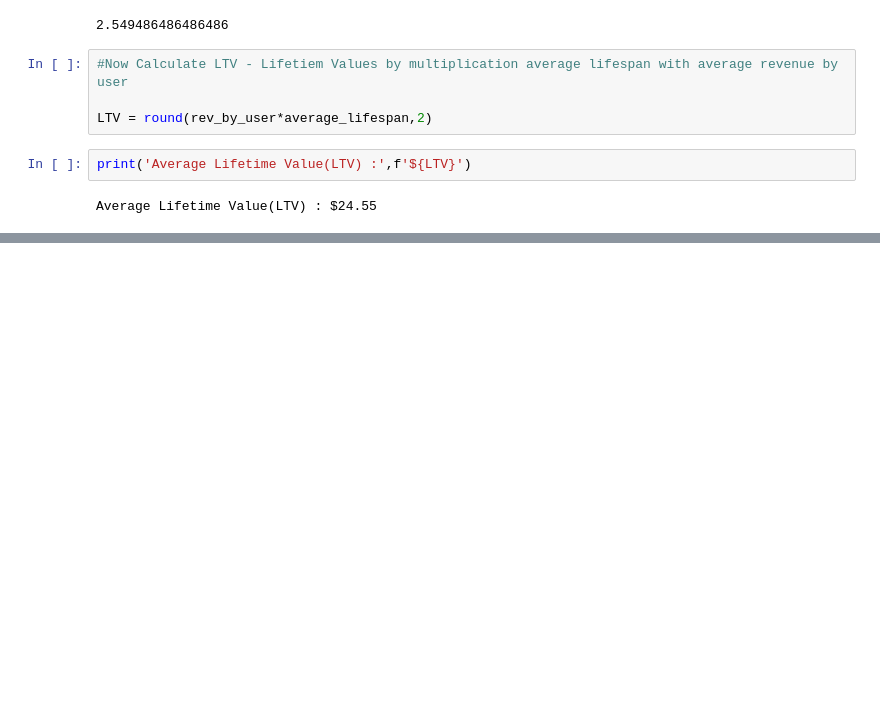
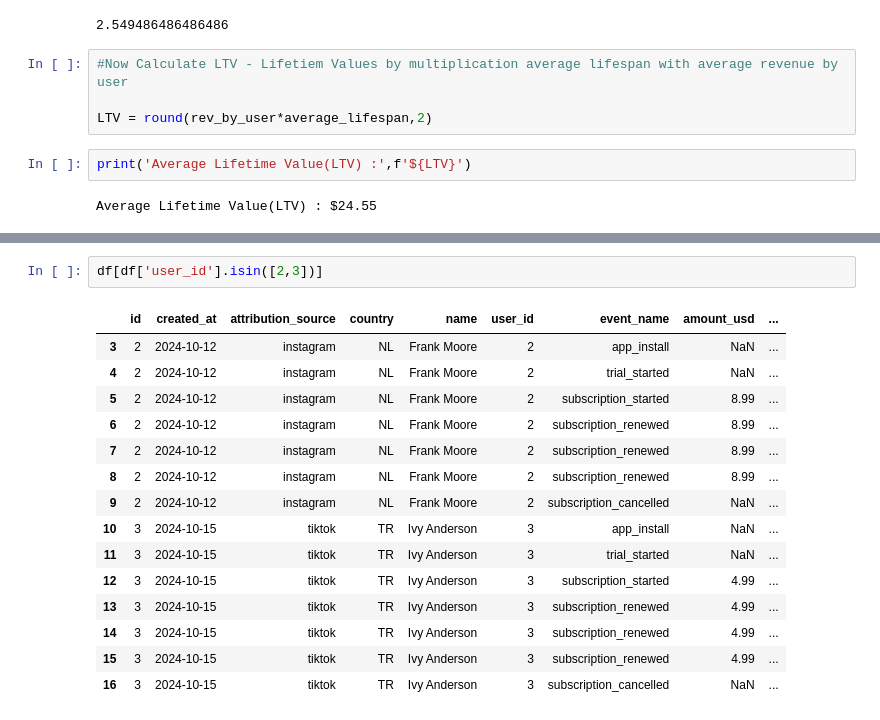
Before and after one commit to euphratesk/cornP, a Jupyter notebook: Case-Study PapCorns.ipynb, the cells around one changed output, grey strips where cells are left out. Drawn from its saved outputs; the diff is of its cells as text; blank space fills up the shorter version.

```diff
--- a/Case-Study PapCorns.ipynb
+++ b/Case-Study PapCorns.ipynb
@@ -488,0 +574,18 @@ Average Lifetime Value(LTV) : $24.55
+# %%
+df[df['user_id'].isin([2,3])]
+# %% [output]
+|  | id | created_at | attribution_source | country | name | user_id | event_name | amount_usd | ... |
+| 3 | 2 | 2024-10-12 | instagram | NL | Frank Moore | 2 | app_install | NaN | ... |
+| 4 | 2 | 2024-10-12 | instagram | NL | Frank Moore | 2 | trial_started | NaN | ... |
+| 5 | 2 | 2024-10-12 | instagram | NL | Frank Moore | 2 | subscription_started | 8.99 | ... |
+| 6 | 2 | 2024-10-12 | instagram | NL | Frank Moore | 2 | subscription_renewed | 8.99 | ... |
+| 7 | 2 | 2024-10-12 | instagram | NL | Frank Moore | 2 | subscription_renewed | 8.99 | ... |
+| 8 | 2 | 2024-10-12 | instagram | NL | Frank Moore | 2 | subscription_renewed | 8.99 | ... |
+| 9 | 2 | 2024-10-12 | instagram | NL | Frank Moore | 2 | subscription_cancelled | NaN | ... |
+| 10 | 3 | 2024-10-15 | tiktok | TR | Ivy Anderson | 3 | app_install | NaN | ... |
+| 11 | 3 | 2024-10-15 | tiktok | TR | Ivy Anderson | 3 | trial_started | NaN | ... |
+| 12 | 3 | 2024-10-15 | tiktok | TR | Ivy Anderson | 3 | subscription_started | 4.99 | ... |
+| 13 | 3 | 2024-10-15 | tiktok | TR | Ivy Anderson | 3 | subscription_renewed | 4.99 | ... |
+| 14 | 3 | 2024-10-15 | tiktok | TR | Ivy Anderson | 3 | subscription_renewed | 4.99 | ... |
+| 15 | 3 | 2024-10-15 | tiktok | TR | Ivy Anderson | 3 | subscription_renewed | 4.99 | ... |
+| 16 | 3 | 2024-10-15 | tiktok | TR | Ivy Anderson | 3 | subscription_cancelled | NaN | ... |
```
Also changed, not shown: parts of 25 cells of this notebook.
